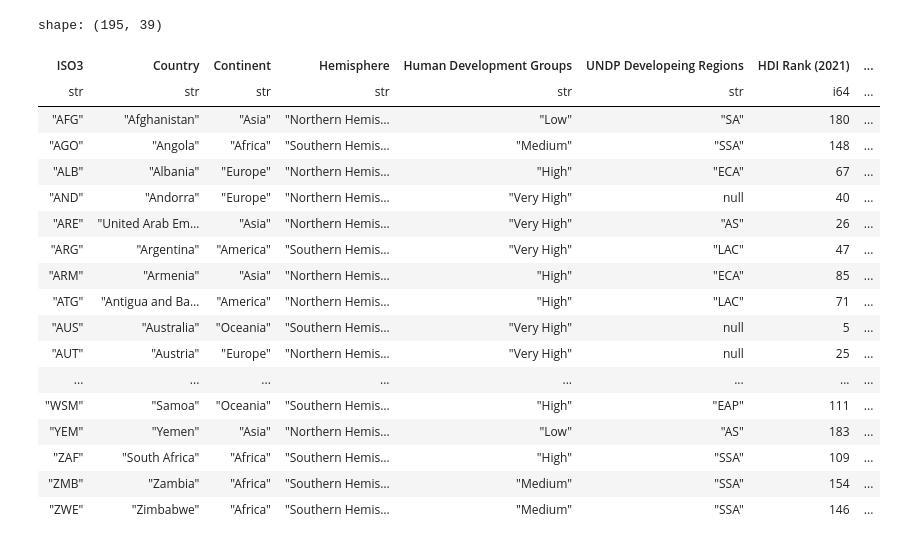
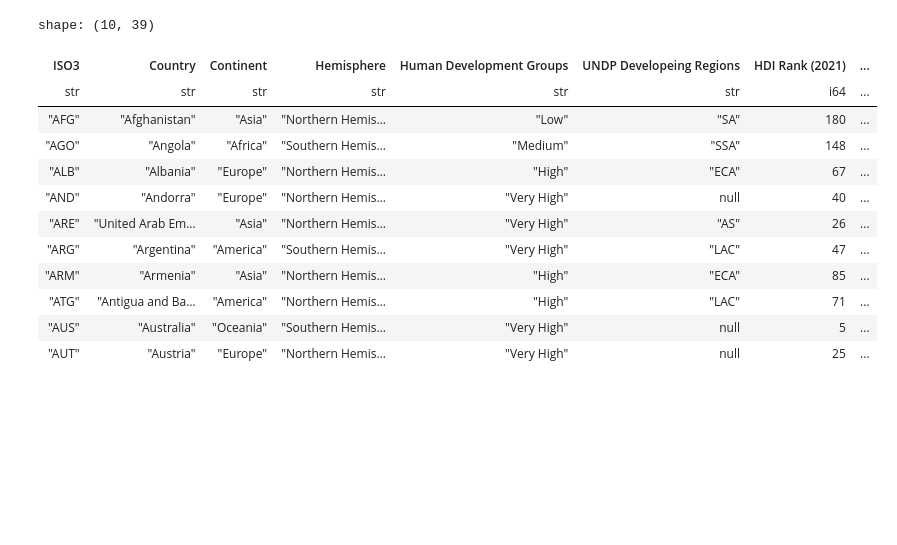
Before and after one commit to anelaherandez/Project3_team6, a Jupyter notebook: Project3.ipynb, the cells around one changed output. Drawn from its saved outputs; the diff is of its cells as text; code cells hidden in the pictures; blank space fills up the shorter version.

```diff
--- a/Project3.ipynb
+++ b/Project3.ipynb
@@ -7,27 +12,21 @@ Note: you may need to restart the kernel to use updated packages.
 import polars as pl
 # %%
 MaternalMort_df=pl.read_csv('Maternal Mortality.csv')
-MaternalMort_df
+MaternalMort_df.head(10)
 # %% [output]
-shape: (195, 39)
+shape: (10, 39)
 | ISO3 | Country | Continent | Hemisphere | Human Development Groups | UNDP Developeing Regions | HDI Rank (2021) | ... |
 | str | str | str | str | str | str | i64 | ... |
 | "AFG" | "Afghanistan" | "Asia" | "Northern Hemis… | "Low" | "SA" | 180 | ... |
 | "AGO" | "Angola" | "Africa" | "Southern Hemis… | "Medium" | "SSA" | 148 | ... |
 | "ALB" | "Albania" | "Europe" | "Northern Hemis… | "High" | "ECA" | 67 | ... |
 | "AND" | "Andorra" | "Europe" | "Northern Hemis… | "Very High" | null | 40 | ... |
 | "ARE" | "United Arab Em… | "Asia" | "Northern Hemis… | "Very High" | "AS" | 26 | ... |
 | "ARG" | "Argentina" | "America" | "Southern Hemis… | "Very High" | "LAC" | 47 | ... |
 | "ARM" | "Armenia" | "Asia" | "Northern Hemis… | "High" | "ECA" | 85 | ... |
 | "ATG" | "Antigua and Ba… | "America" | "Northern Hemis… | "High" | "LAC" | 71 | ... |
 | "AUS" | "Australia" | "Oceania" | "Southern Hemis… | "Very High" | null | 5 | ... |
 | "AUT" | "Austria" | "Europe" | "Northern Hemis… | "Very High" | null | 25 | ... |
-| ... | ... | ... | ... | ... | ... | ... | ... |
-| "WSM" | "Samoa" | "Oceania" | "Southern Hemis… | "High" | "EAP" | 111 | ... |
-| "YEM" | "Yemen" | "Asia" | "Northern Hemis… | "Low" | "AS" | 183 | ... |
-| "ZAF" | "South Africa" | "Africa" | "Southern Hemis… | "High" | "SSA" | 109 | ... |
-| "ZMB" | "Zambia" | "Africa" | "Southern Hemis… | "Medium" | "SSA" | 154 | ... |
-| "ZWE" | "Zimbabwe" | "Africa" | "Southern Hemis… | "Medium" | "SSA" | 146 | ... |
 # %%
 cols_to_mean=['Maternal Mortality Ratio (deaths per 100,000 live births) (1990)', 'Maternal Mortality Ratio (deaths per 100,000 live births) (1999)']
 matmort90_mean=MaternalMort_df.select( MaternalMort_avg_1990Decade=pl.concat_list(cols_to_mean).list.mean())
```
Also changed, not shown: parts of 11 cells of this notebook, 1 other file.
